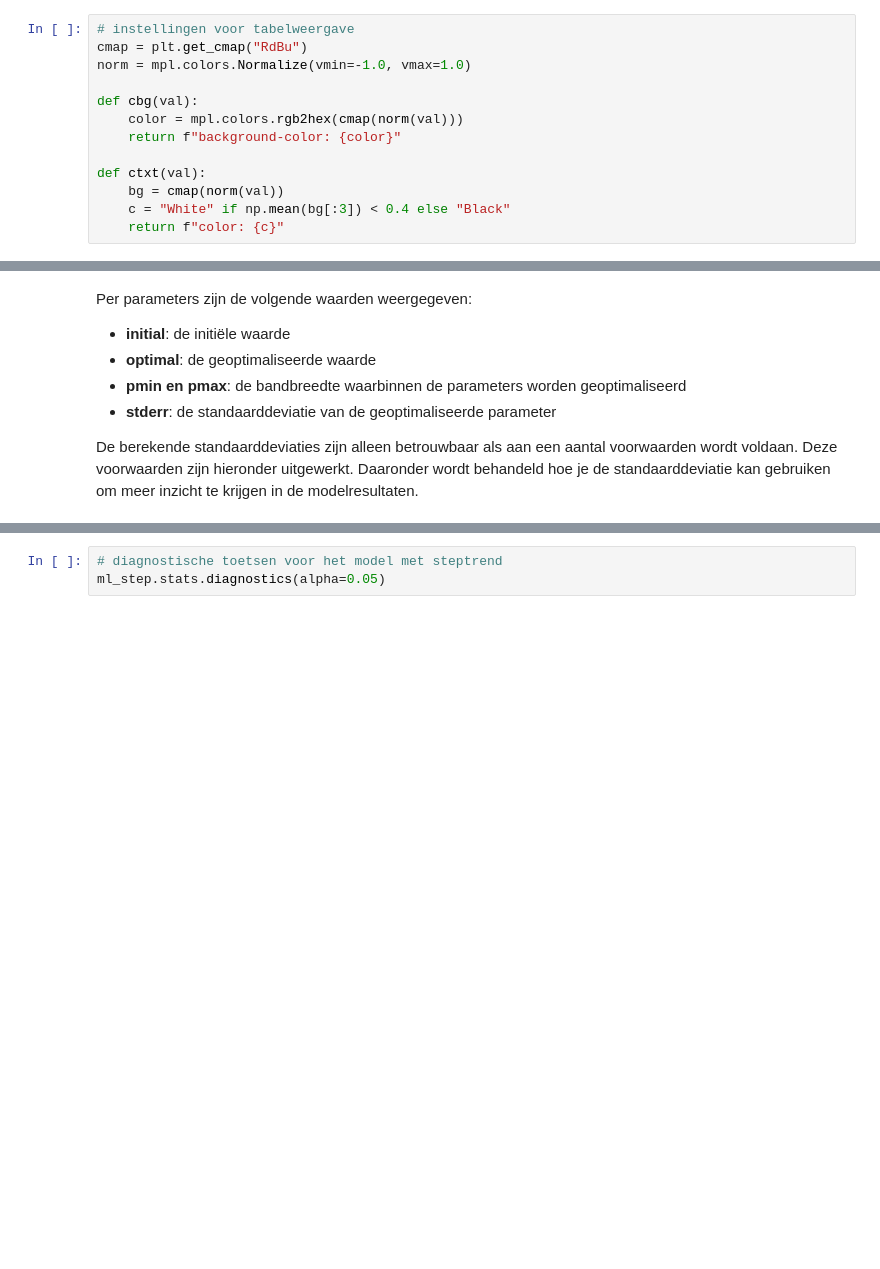
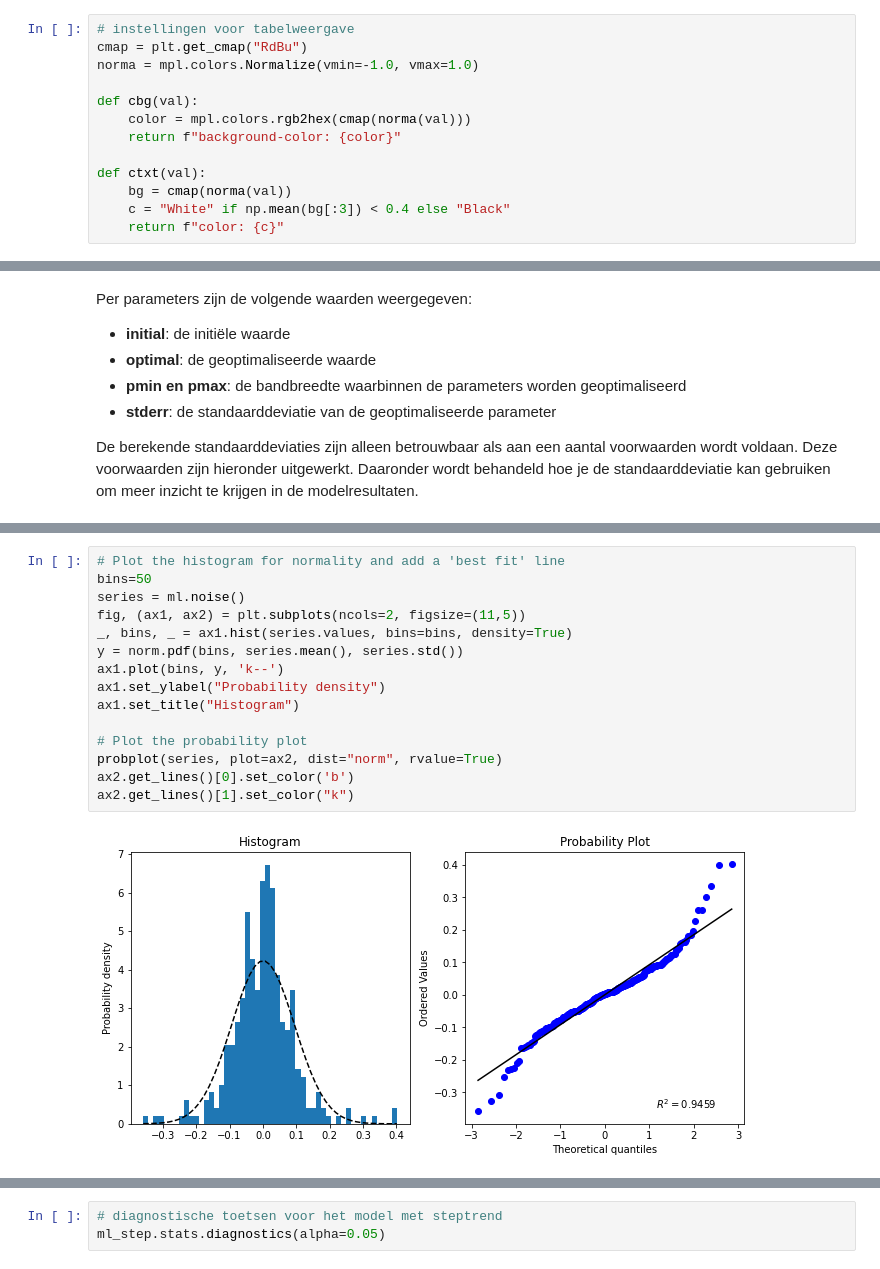
Before and after one commit to ArtesiaWater/stowa_handleiding_tijdreeksanalyse, a Jupyter notebook: beoordeling/beoordeling.ipynb, the cells around one changed output, grey strips where cells are left out. Saved outputs shown, nothing was run; the diff lists cells and outputs as text; blank space fills up the shorter version.

```diff
--- a/beoordeling/beoordeling.ipynb
+++ b/beoordeling/beoordeling.ipynb
@@ -63,14 +67,14 @@ numba version: 0.52.0
 # %%
 # instellingen voor tabelweergave
 cmap = plt.get_cmap("RdBu")
-norm = mpl.colors.Normalize(vmin=-1.0, vmax=1.0)
+norma = mpl.colors.Normalize(vmin=-1.0, vmax=1.0)
 
 def cbg(val):
-    color = mpl.colors.rgb2hex(cmap(norm(val)))
+    color = mpl.colors.rgb2hex(cmap(norma(val)))
     return f"background-color: {color}"
 
 def ctxt(val):
-    bg = cmap(norm(val))
+    bg = cmap(norma(val))
     c = "White" if np.mean(bg[:3]) < 0.4 else "Black"
     return f"color: {c}"
 # %% [markdown]
@@ -380,0 +468,17 @@ Nog wat vragen:
+# %%
+# Plot the histogram for normality and add a 'best fit' line
+bins=50
+series = ml.noise()
+fig, (ax1, ax2) = plt.subplots(ncols=2, figsize=(11,5))
+_, bins, _ = ax1.hist(series.values, bins=bins, density=True)
+y = norm.pdf(bins, series.mean(), series.std())
+ax1.plot(bins, y, 'k--')
+ax1.set_ylabel("Probability density")
+ax1.set_title("Histogram")
+
+# Plot the probability plot
+probplot(series, plot=ax2, dist="norm", rvalue=True)
+ax2.get_lines()[0].set_color('b')
+ax2.get_lines()[1].set_color("k")
+# %% [output]
+[figure, added]
```
Also changed, not shown: parts of 29 cells of this notebook.
